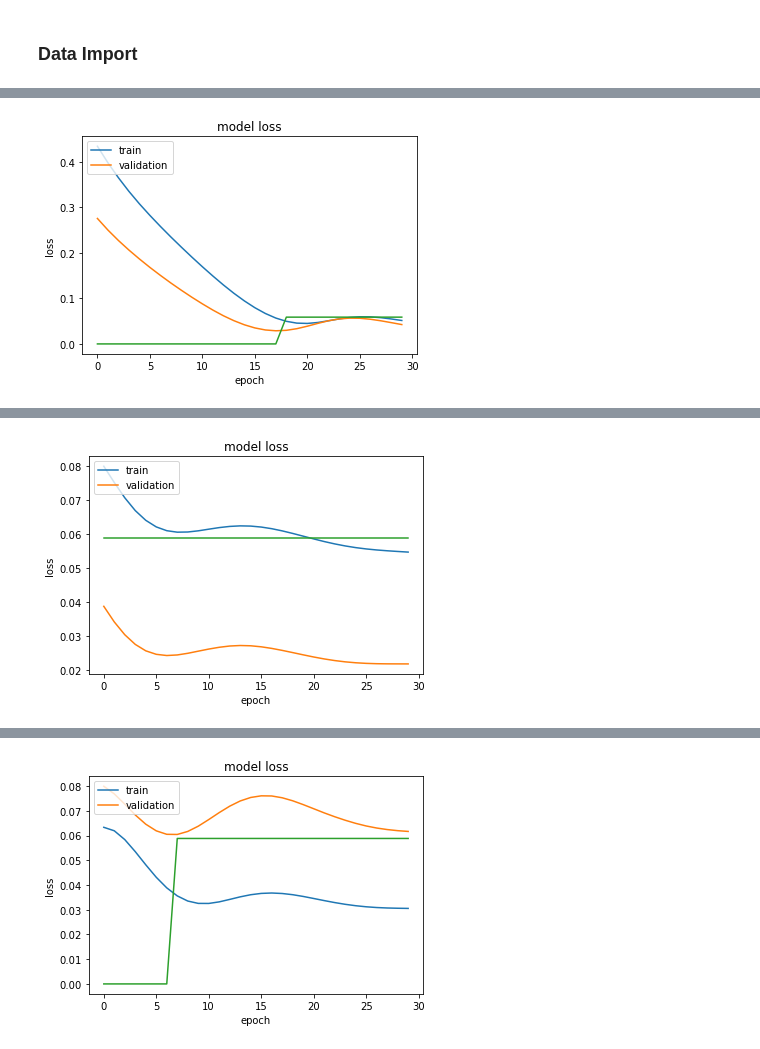
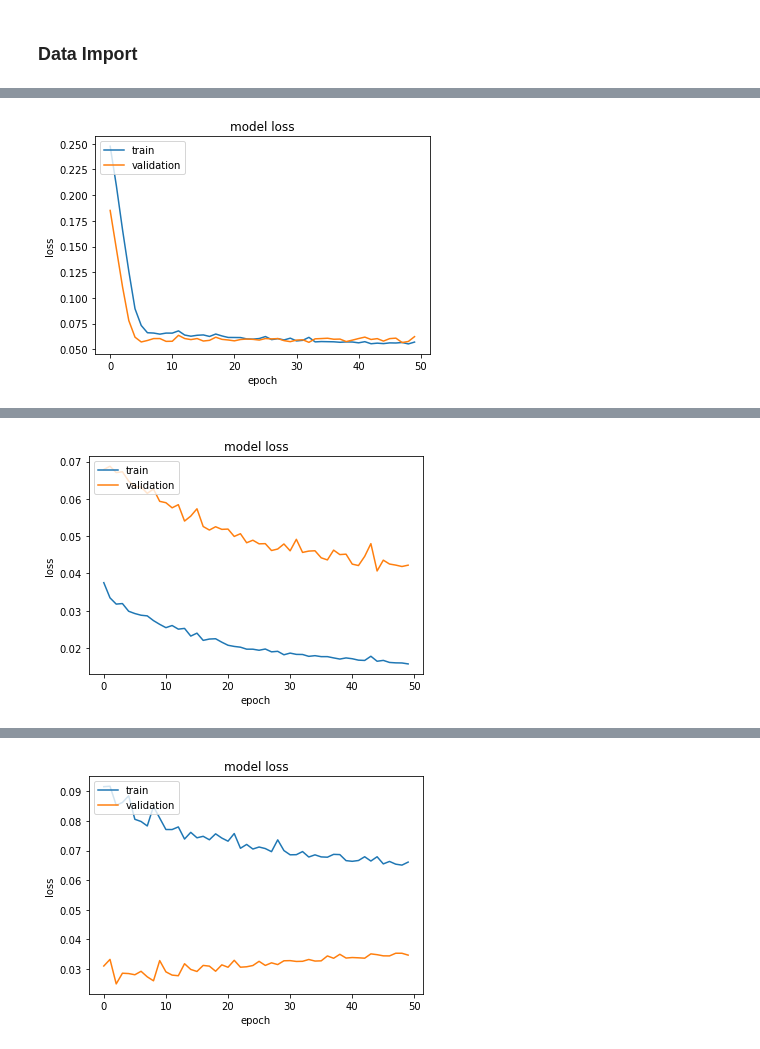
Before and after one commit to gisgeolab/D-DUST, a Jupyter notebook: notebooks/Keras_prediction_model.ipynb, the cells around one changed output, grey strips where cells are left out. Drawn from its saved outputs; the diff is of its cells as text; code cells hidden in the pictures.

```diff
--- a/notebooks/Keras_prediction_model.ipynb
+++ b/notebooks/Keras_prediction_model.ipynb
@@ -31,25 +31,35 @@ from sklearn.metrics import r2_score
 # %% [markdown]
 ### Data Import
 # %%
-geopackages = os.listdir('grids')
-geopackages.remove('.DS_Store')
+RESOLUTION = '0_01'
+geopackages = os.listdir('grids_'+RESOLUTION)
+#geopackages.remove('.DS_Store')
 
 TARGET = 'pm25_st'
-NUMBER_OF_PARAMS = 10
+NUMBER_OF_PARAMS = 8
 NUMBER_OF_COVARIATES = NUMBER_OF_PARAMS + 2
 
-NUMBER_OF_SAMPLES = 28
-
 model = Sequential()
-model.add(Dense(NUMBER_OF_COVARIATES+1, input_dim=NUMBER_OF_COVARIATES, kernel_initializer='normal', activation='relu'))
-model.add(Dense(NUMBER_OF_SAMPLES*(NUMBER_OF_COVARIATES+2), activation='relu'))
+model.add(Dense(NUMBER_OF_COVARIATES, input_dim=NUMBER_OF_COVARIATES, kernel_initializer='normal', activation='relu'))
+model.add(Dense(NUMBER_OF_COVARIATES/2, activation='relu'))
 model.add(Dense(1, activation='linear'))
 model.summary()
 
-model.compile(loss='mse', optimizer='adam', metrics=['mse','mae', 'accuracy'])
+model.compile(loss='mse', optimizer='adam', metrics=['mse','mae'])
+
+
 
 for grid in geopackages:
-    data = gpd.read_file('grids/'+ grid)
+    data = gpd.read_file('grids_'+RESOLUTION+'/'+ grid)
+
+    coll = pd.DataFrame()
+    coll['pm25_st'] = data['pm25_st']
+    coll['pm25_cams'] = data['pm25_cams']
+    coll = coll.dropna(axis=0)
+
+    print('Mean Absolute Error: ',mean_absolute_error(coll['pm25_cams'], coll['pm25_st'], ))
+    print('Mean Squared Error: ',mean_squared_error(coll['pm25_cams'], coll['pm25_st']))
+    print('R2 score: ',r2_score(coll['pm25_cams'], coll['pm25_st']))
 
 
     data = data[~data[TARGET].isnull()]
@@ -62,14 +72,21 @@ for grid in geopackages:
     data.pop('left')
     data.pop('right')
 
-    labels = pd.read_csv('results/'+grid[:-5]+'.csv')
-    labels = ml.remove_int_values(list(labels['Features']))
-    labels=labels[0:NUMBER_OF_PARAMS]
+
+    #labels = pd.read_csv('features_' +RESOLUTION +'/'+grid[:-5]+'.csv')['Features']
+    labels = pd.read_csv('fs.csv')['Features']
+
+    labels = ml.remove_int_values(labels.tolist())
+    #data.pop('pm25_cams')
+    #labels.remove('pm25_cams')
+
+
     #read variables which are not null
     score_results = pd.DataFrame()
 
     #Store dataset in x and y variables
     X = pd.DataFrame(data=data, columns=labels ).dropna(axis = 1)
+    X = X.iloc[:, :NUMBER_OF_PARAMS]
     X['lat_cen'] = data['lat_cen']
     X['lng_cen'] = data['lng_cen']
 
@@ -80,7 +97,7 @@ for grid in geopackages:
     #NUMBER_OF_COVARIATES = X.shape[1]
     y1 = np.array(Y)
 
-    X_train, X_val, y_train, y_val = train_test_split(X, y1, test_size=0.20)
+    X_train, X_val, y_train, y_val = train_test_split(X, y1, test_size=0.25)
 
     y_train=np.reshape(y_train, (-1,1))
     y_val=np.reshape(y_val, (-1,1))
@@ -97,16 +114,17 @@ for grid in geopackages:
     ytrain_scale=scaler_y.transform(y_train)
     scaler_y.fit(y_val)
     yval_scale=scaler_y.transform(y_val)
-    print('---------'+ m.getTitle_gpkg(grid) +'---------')
+    print('---------'+ grid +'---------')
 
-    history=model.fit(xtrain_scale, ytrain_scale, epochs=30, batch_size=NUMBER_OF_SAMPLES, verbose=1, validation_split=0.20)
-    predictions = model.predict(xval_scale, batch_size=1)
+
+    history=model.fit(xtrain_scale, ytrain_scale, epochs=50, batch_size=1, verbose=1, validation_split=0.25)
+    predictions = model.predict(xval_scale)
 
     print(history.history.keys())
     # "Loss"
     plt.plot(history.history['loss'])
     plt.plot(history.history['val_loss'])
-    plt.plot(history.history['accuracy'])
+    #plt.plot(history.history['accuracy'])
 
     plt.title('model loss')
     plt.ylabel('loss')
@@ -116,7 +134,7 @@ for grid in geopackages:
 
     predictions = scaler_y.inverse_transform(predictions)
 
-    print('---------MODEL---------')
+    print('---------VALIDATION WITH ARPA---------')
     print('Values predicted: ', predictions)
     print('Values : ', scaler_y.inverse_transform(yval_scale))
 
@@ -128,10 +146,12 @@ for grid in geopackages:
 
     #%%
 
-    data_new = gpd.read_file('grids/'+ grid)
+    data_new = gpd.read_file('grids_'+RESOLUTION+'/'+ grid)
     data_new = data_new[~data_new[TARGET].isnull()]
     pm25_obs = data_new['pm25_cams']
     X_new = pd.DataFrame(data=data_new, columns=labels).dropna(axis=1)
+    X_new = X_new.iloc[:, :NUMBER_OF_PARAMS]
+
     X_new['lat_cen'] = data_new['lat_cen']
     X_new['lng_cen'] = data_new['lng_cen']
     scaler_x = MinMaxScaler()
@@ -148,7 +168,7 @@ for grid in geopackages:
     e['predictions_pm25'] = list(predictions_pm25)
     e['pm25_obs'] = list(pm25_obs)
     e = e.dropna(axis=0)
-    print('---------RESULTS WITH RESPECT THE ENTIRE DATASET---------')
+    print('---------VALIDATION WITH CAMS---------')
     print('Mean Absolute Error: ',mean_absolute_error(e['pm25_obs'], e['predictions_pm25']))
     print('Mean Squared Error: ',mean_squared_error(e['pm25_obs'], e['predictions_pm25']))
     print('Mean (Y-test):',np.mean(e['pm25_obs']))
@@ -178 +198 @@ dict_keys(['loss', 'mse', 'mae', 'accuracy', 'val_loss', 'val_mse', 'val_mae', '
-[figure, old version]
+[figure, new version]
@@ -196 +216 @@ dict_keys(['loss', 'mse', 'mae', 'accuracy', 'val_loss', 'val_mse', 'val_mae', '
-[figure, old version]
+[figure, new version]
@@ -214 +234 @@ dict_keys(['loss', 'mse', 'mae', 'accuracy', 'val_loss', 'val_mse', 'val_mae', '
-[figure, old version]
+[figure, new version]
```
Also changed, not shown: parts of 1 cell of this notebook, 3 other files.
